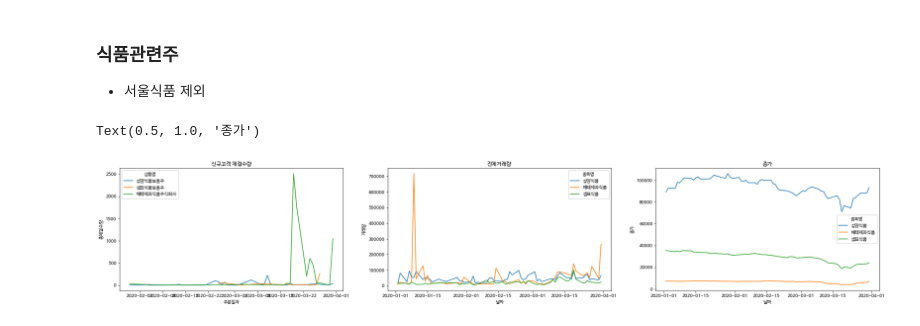
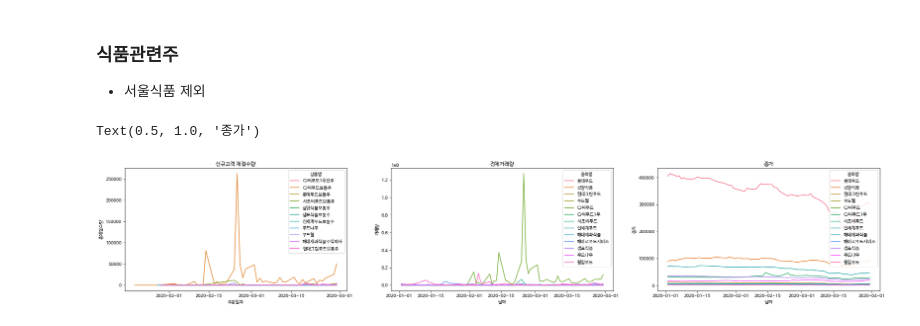
Before and after one commit to christine127/Portfolio_Recommendation_Project, a Jupyter notebook: 프로젝트_EDA.ipynb, the cells around one changed output. Saved outputs shown, nothing was run; the diff lists cells and outputs as text; code cells hidden in the pictures.

```diff
--- a/프로젝트_EDA.ipynb
+++ b/프로젝트_EDA.ipynb
@@ -319,23 +340,23 @@ Text(0.5, 1.0, '종가')
 # %%
 
 plt.figure(figsize=(30,5))
 
-stock_food = file.loc[(file['상품명'].str.contains('식품'))&(~file['상품명'].str.contains('서울식품')),['상품명','주문일자','총체결수량']].sort_values(by=['상품명','주문일자'])
+stock_food = file.loc[((file['상품명'].str.contains('식품'))|(file['상품명'].str.contains('푸드')))&(~file['상품명'].str.contains('서울식품')),['상품명','주문일자','총체결수량']].sort_values(by=['상품명','주문일자'])
 stock_food_df = pd.DataFrame(stock_food.groupby(['상품명','주문일자'])['총체결수량'].sum()).reset_index()
 
 plt.subplot(1,3,1)
 sns.lineplot(data= stock_food_df, x= '주문일자',y='총체결수량', hue= '상품명')
 plt.title('신규고객 체결수량')
 
 plt.subplot(1,3,2)
-ax = sns.lineplot(data= ohlcv.loc[(ohlcv['종목명'].str.contains('식품'))&(~ohlcv['종목명'].str.contains('서울식품'))], x= '날짜',y='거래량', hue= '종목명')
+ax = sns.lineplot(data= ohlcv.loc[((ohlcv['종목명'].str.contains('식품'))|(ohlcv['종목명'].str.contains('푸드')))&(~ohlcv['종목명'].str.contains('서울식품'))], x= '날짜',y='거래량', hue= '종목명')
 ax.xaxis.set_major_locator(md.AutoDateLocator())
 plt.title('전체거래량')
 
 plt.subplot(1,3,3)
-ax2 = sns.lineplot(data= ohlcv.loc[(ohlcv['종목명'].str.contains('식품'))&(~ohlcv['종목명'].str.contains('서울식품'))], x= '날짜',y='종가', hue= '종목명')
+ax2 = sns.lineplot(data= ohlcv.loc[((ohlcv['종목명'].str.contains('식품'))|(ohlcv['종목명'].str.contains('푸드')))&(~ohlcv['종목명'].str.contains('서울식품'))], x= '날짜',y='종가', hue= '종목명')
 ax2.xaxis.set_major_locator(md.AutoDateLocator())
 plt.title('종가')
 # %% [output]
 Text(0.5, 1.0, '종가')
-[figure, old version]
+[figure, new version]
```
Also changed, not shown: parts of 28 cells of this notebook.
